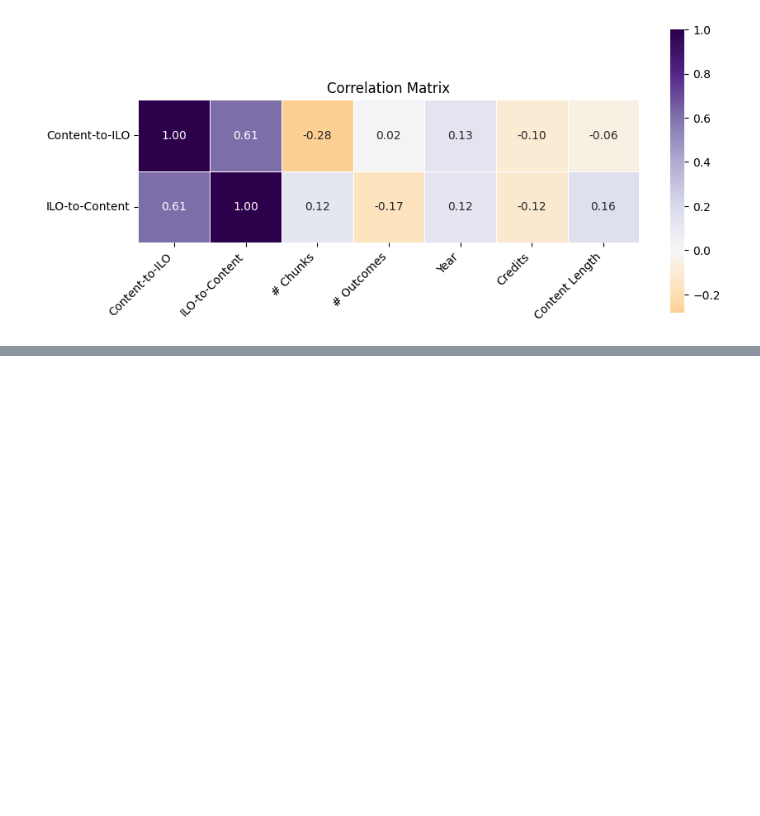
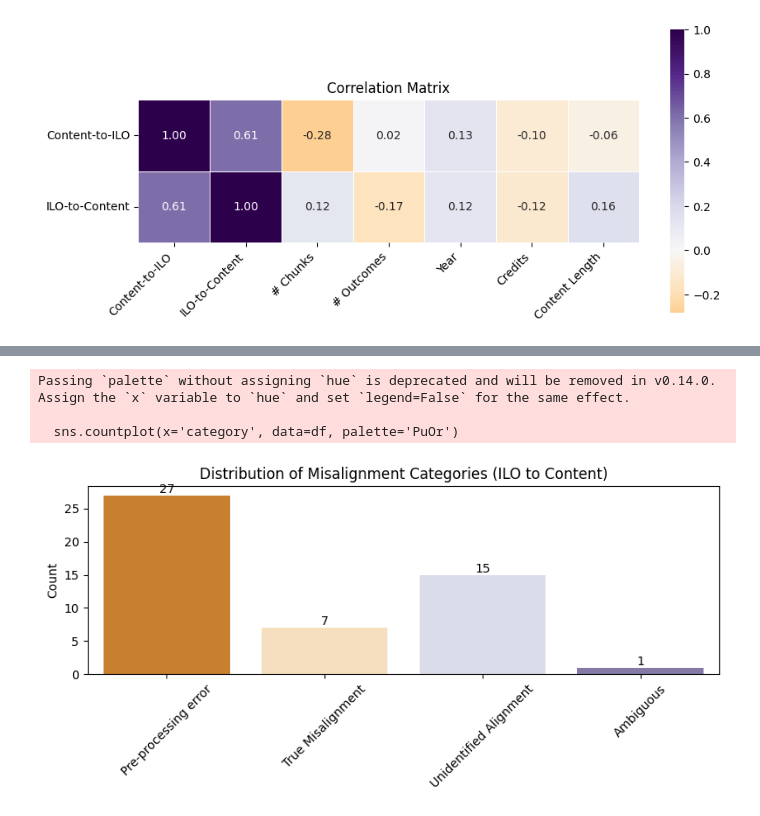
Before and after one commit to skamateros/syllabi-thesis, a Jupyter notebook: scripts/visualisations.ipynb, the cells around one changed output, grey strips where cells are left out. Drawn from its saved outputs; the diff is of its cells as text; code cells hidden in the pictures; blank space fills up the shorter version.

Commit message:
Annotated low-alignment ILO-Content pairs

```diff
--- a/scripts/visualisations.ipynb
+++ b/scripts/visualisations.ipynb
@@ -449,3 +449,23 @@ Department Counts:
 154: 1
 305: 1
 158: 1
+# %%
+# Visualise the category distribution
+plt.figure(figsize=(8, 4))
+sns.countplot(x='category', data=df, palette='PuOr')
+plt.xlabel('')
+plt.ylabel('Count')
+# Add counts on bars
+for p in plt.gca().patches:
+    plt.gca().annotate(f'{int(p.get_height())}', (p.get_x() + p.get_width() / 2., p.get_height()),
+                       ha='center', va='center', fontsize=10, color='black', xytext=(0, 5), textcoords='offset points')
+plt.xticks(ticks=range(len(categories)), labels=[categories.get(str(i), str(i)) for i in range(1, len(categories)+1)], rotation=45)
+plt.title('Distribution of Misalignment Categories (ILO to Content)')
+plt.tight_layout()
+plt.savefig('../visualisations/outcome_bottom50_category_distribution.png', dpi=300)
+plt.show()
+# %% [output]
+Passing `palette` without assigning `hue` is deprecated and will be removed in v0.14.0. Assign the `x` variable to `hue` and set `legend=False` for the same effect.
+
+  sns.countplot(x='category', data=df, palette='PuOr')
+[figure, added]
```
Also changed, not shown: parts of 1 cell of this notebook, 2 other files.
